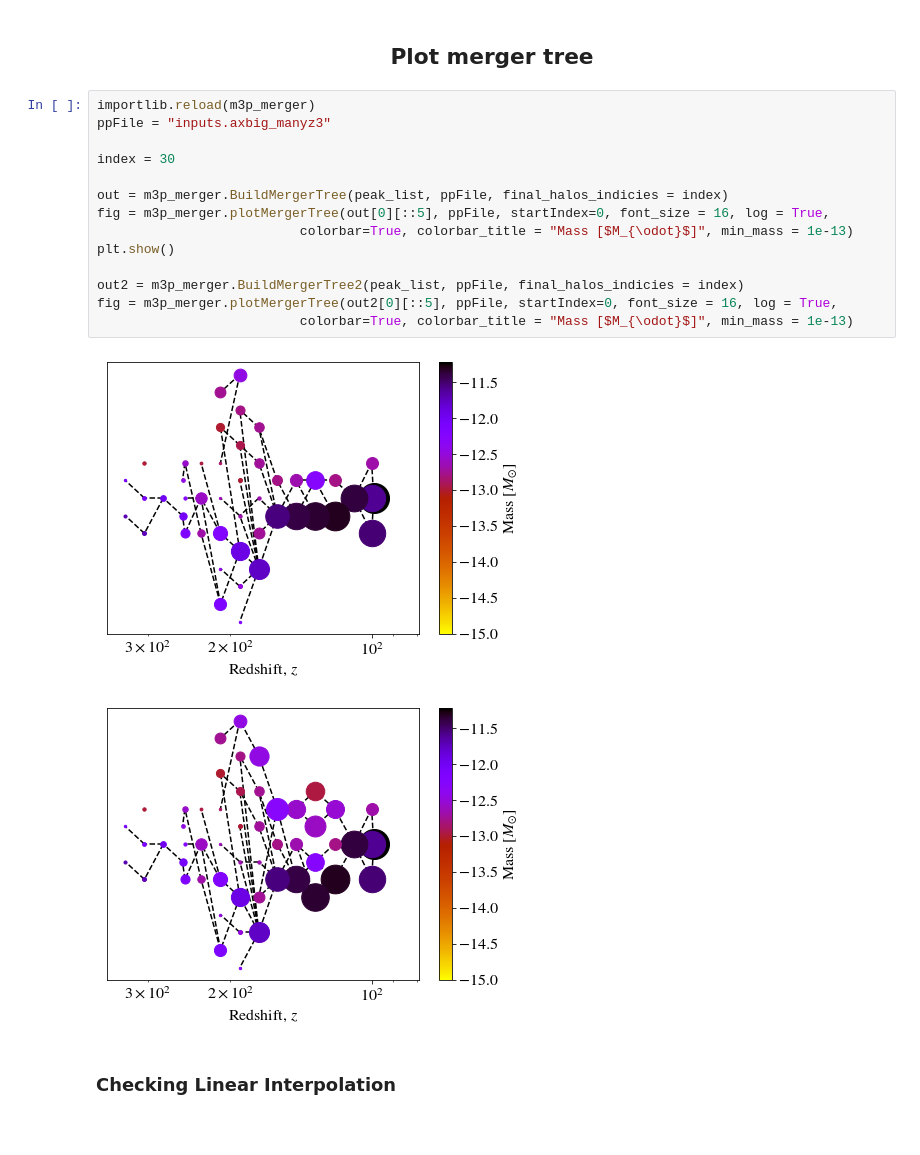
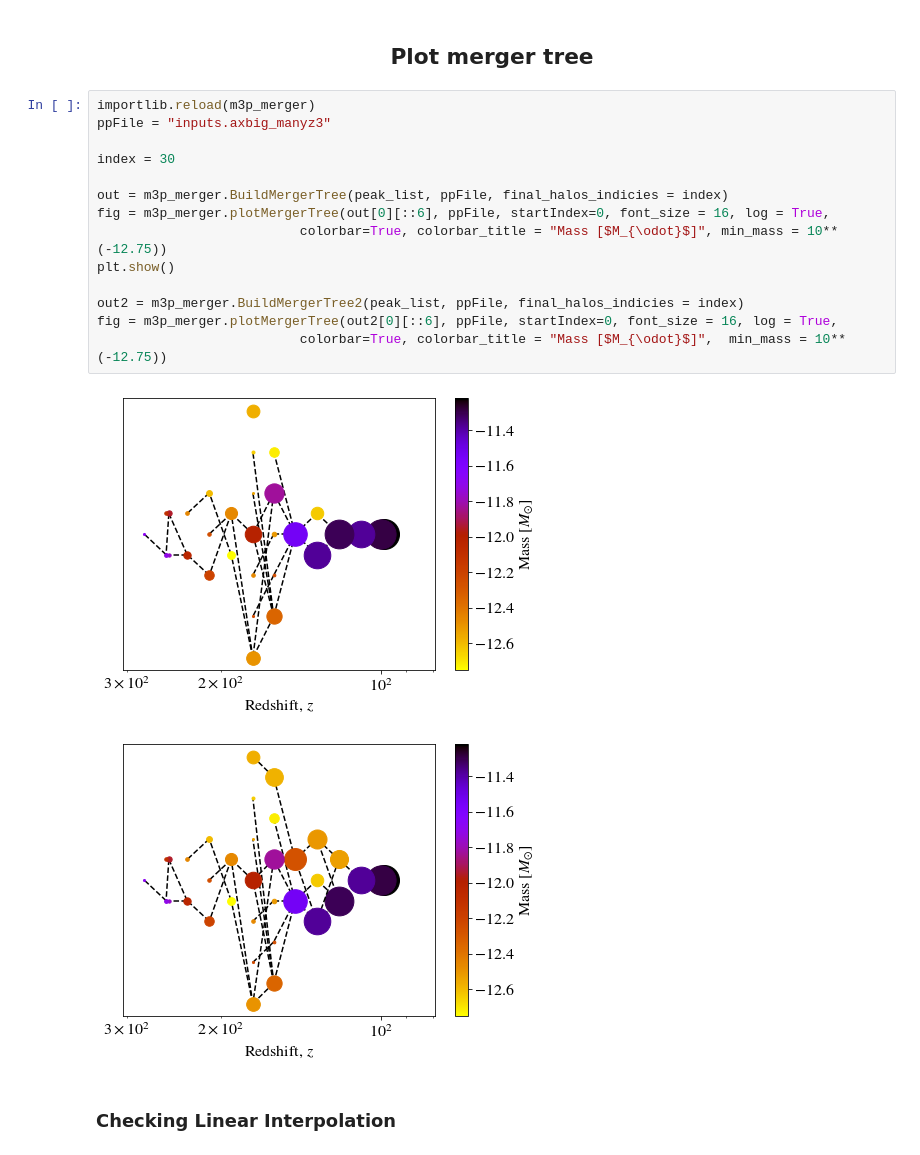
Before and after one commit to David-Ellis/m3p_merger, a Jupyter notebook: MergerTree.ipynb, the cells around one changed output. Cells and saved outputs as stored; diff of their text form.

Commit message:
PlotMergerTree(): Set lowest mass colour to min_mass

```diff
--- a/MergerTree.ipynb
+++ b/MergerTree.ipynb
@@ -74,20 +74,20 @@ m3p_merger.plotMergerPatches(out2[0], ppFile)
 # %%
 importlib.reload(m3p_merger)
 ppFile = "inputs.axbig_manyz3"
 
 index = 30
 
 out = m3p_merger.BuildMergerTree(peak_list, ppFile, final_halos_indicies = index)
-fig = m3p_merger.plotMergerTree(out[0][::5], ppFile, startIndex=0, font_size = 16, log = True,
-                          colorbar=True, colorbar_title = "Mass [$M_{\odot}$]", min_mass = 1e-13)
+fig = m3p_merger.plotMergerTree(out[0][::6], ppFile, startIndex=0, font_size = 16, log = True,
+                          colorbar=True, colorbar_title = "Mass [$M_{\odot}$]", min_mass = 10**(-12.75))
 plt.show()
 
 out2 = m3p_merger.BuildMergerTree2(peak_list, ppFile, final_halos_indicies = index)
-fig = m3p_merger.plotMergerTree(out2[0][::5], ppFile, startIndex=0, font_size = 16, log = True,
-                          colorbar=True, colorbar_title = "Mass [$M_{\odot}$]", min_mass = 1e-13)
+fig = m3p_merger.plotMergerTree(out2[0][::6], ppFile, startIndex=0, font_size = 16, log = True,
+                          colorbar=True, colorbar_title = "Mass [$M_{\odot}$]",  min_mass = 10**(-12.75))
 # %% [output]
-[figure, old version]
+[figure, new version]
-[figure, old version]
+[figure, new version]
 # %% [markdown]
 <h3>Checking Linear Interpolation</h3>
 # %%
```
Also changed, not shown: parts of 1 cell of this notebook, 1 other file.
